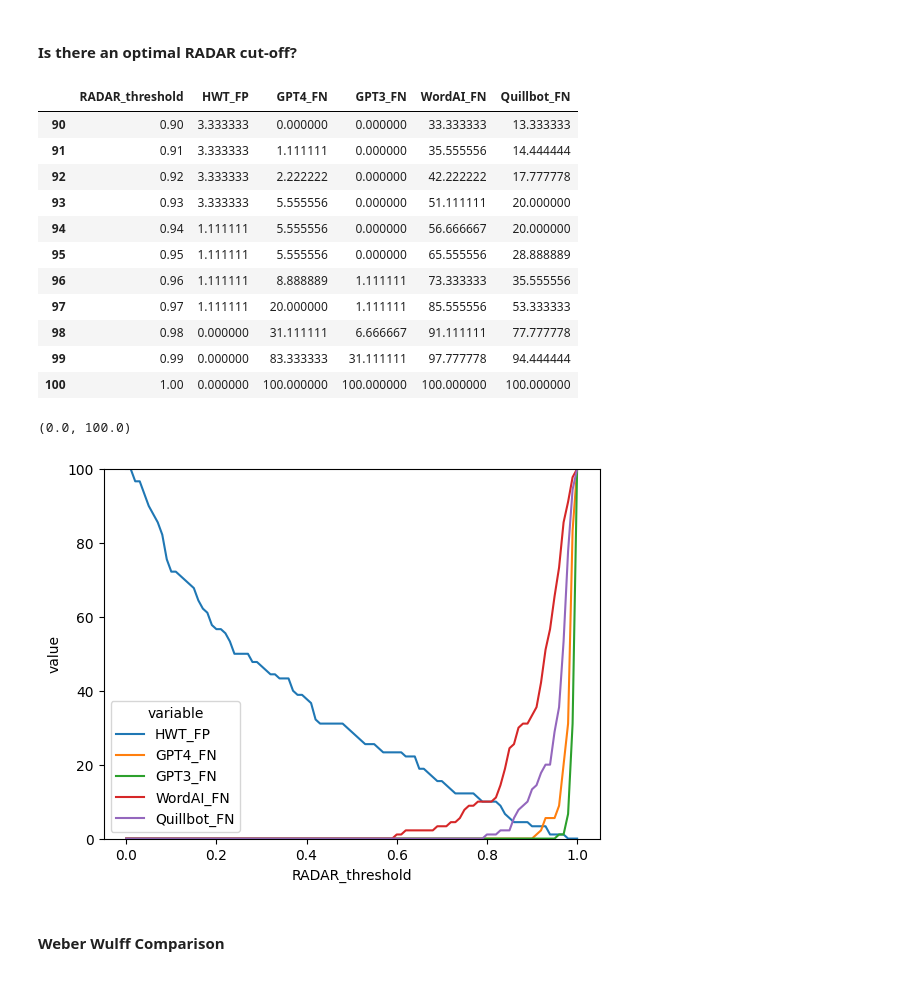
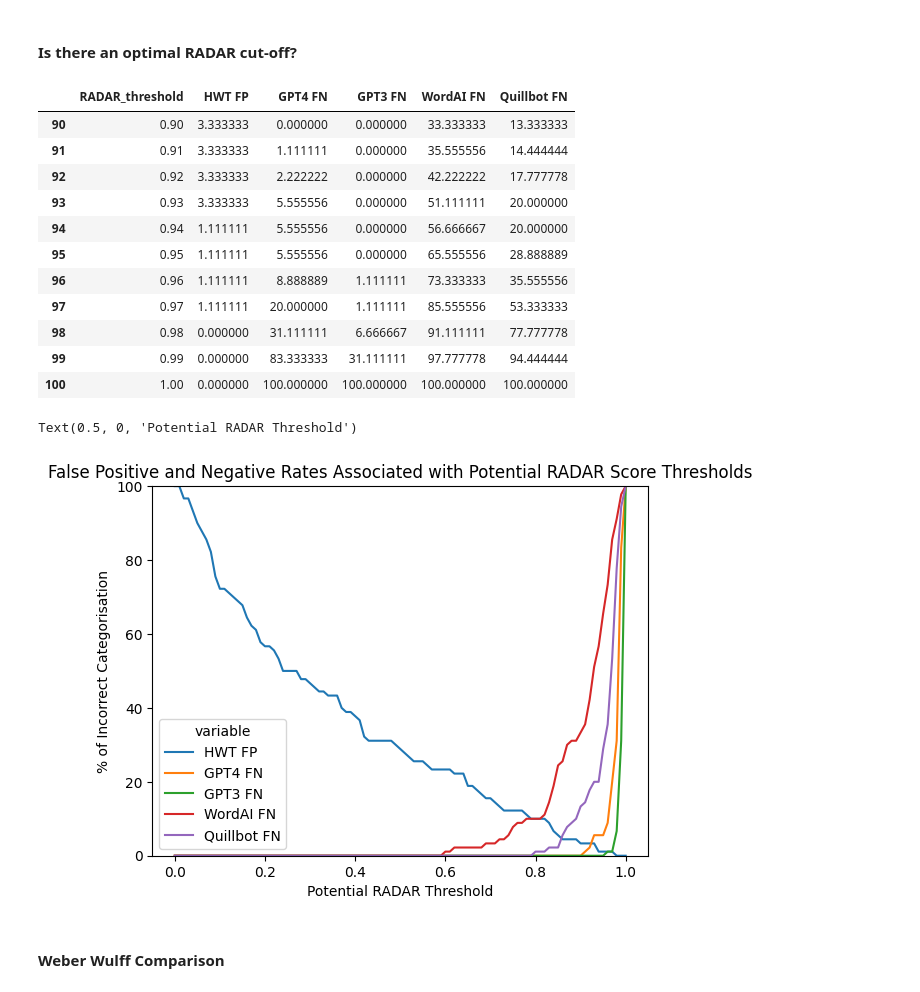
Before and after one commit to nicole-jefferies/RADAR_Eval, a Jupyter notebook: Vis Final Version?.ipynb, the cells around one changed output. Drawn from its saved outputs; the diff is of its cells as text; code cells hidden in the pictures.

Commit message:
Extra tests conducted for final paper

```diff
--- a/Vis Final Version?.ipynb
+++ b/Vis Final Version?.ipynb
@@ -94,19 +96,19 @@ plt.ylim(0,1)
 data = pd.read_csv('topics-post-RADAR-data.csv')
 test = {
     'RADAR_threshold' : [x / 100 for x in range(101)],
-    'HWT_FP' : [(data['STUD_REFORMATTED'] > (x / 100)).sum() / 90 * 100 for x in range(101)],
-    'GPT4_FN' : [(data['GPT4_RADAR'] < (x / 100)).sum() / 90 * 100 for x in range(101)],
-    'GPT3_FN' : [(data['GPT3_RADAR'] < (x / 100)).sum() / 90 * 100 for x in range(101)],
-    'WordAI_FN' : [(data['GPT4_WordAI_RADAR'] < (x / 100)).sum() / 90 * 100 for x in range(101)],
-    'Quillbot_FN': [(data['GPT4_Quillbot_RADAR'] < (x / 100)).sum() / 90 * 100 for x in range(101)]
+    'HWT FP' : [(data['STUD_REFORMATTED'] > (x / 100)).sum() / 90 * 100 for x in range(101)],
+    'GPT4 FN' : [(data['GPT4_RADAR'] < (x / 100)).sum() / 90 * 100 for x in range(101)],
+    'GPT3 FN' : [(data['GPT3_RADAR'] < (x / 100)).sum() / 90 * 100 for x in range(101)],
+    'WordAI FN' : [(data['GPT4_WordAI_RADAR'] < (x / 100)).sum() / 90 * 100 for x in range(101)],
+    'Quillbot FN': [(data['GPT4_Quillbot_RADAR'] < (x / 100)).sum() / 90 * 100 for x in range(101)]
 }
 
-df = pd.DataFrame(test)
-melted = pd.melt(df, id_vars=['RADAR_threshold'])
+data = pd.DataFrame(test)
+melted = pd.melt(data, id_vars=['RADAR_threshold'])
 # %%
-df.tail(11)
+data.tail(11)
 # %% [output]
-|  | RADAR_threshold | HWT_FP | GPT4_FN | GPT3_FN | WordAI_FN | Quillbot_FN |
+|  | RADAR_threshold | HWT FP | GPT4 FN | GPT3 FN | WordAI FN | Quillbot FN |
 | 90 | 0.90 | 3.333333 | 0.000000 | 0.000000 | 33.333333 | 13.333333 |
 | 91 | 0.91 | 3.333333 | 1.111111 | 0.000000 | 35.555556 | 14.444444 |
 | 92 | 0.92 | 3.333333 | 2.222222 | 0.000000 | 42.222222 | 17.777778 |
@@ -121,9 +123,12 @@ df.tail(11)
 # %%
 sns.lineplot(data=melted, x='RADAR_threshold', y = 'value', hue='variable')
 plt.ylim(0,100)
+plt.title('False Positive and Negative Rates Associated with Potential RADAR Score Thresholds')
+plt.ylabel('% of Incorrect Categorisation')
+plt.xlabel('Potential RADAR Threshold')
 # %% [output]
-(0.0, 100.0)
+Text(0.5, 0, 'Potential RADAR Threshold')
-[figure, old version]
+[figure, new version]
 # %% [markdown]
 #### Weber Wulff Comparison
 # %%
```
Also changed, not shown: parts of 28 cells of this notebook, 3 other files.
